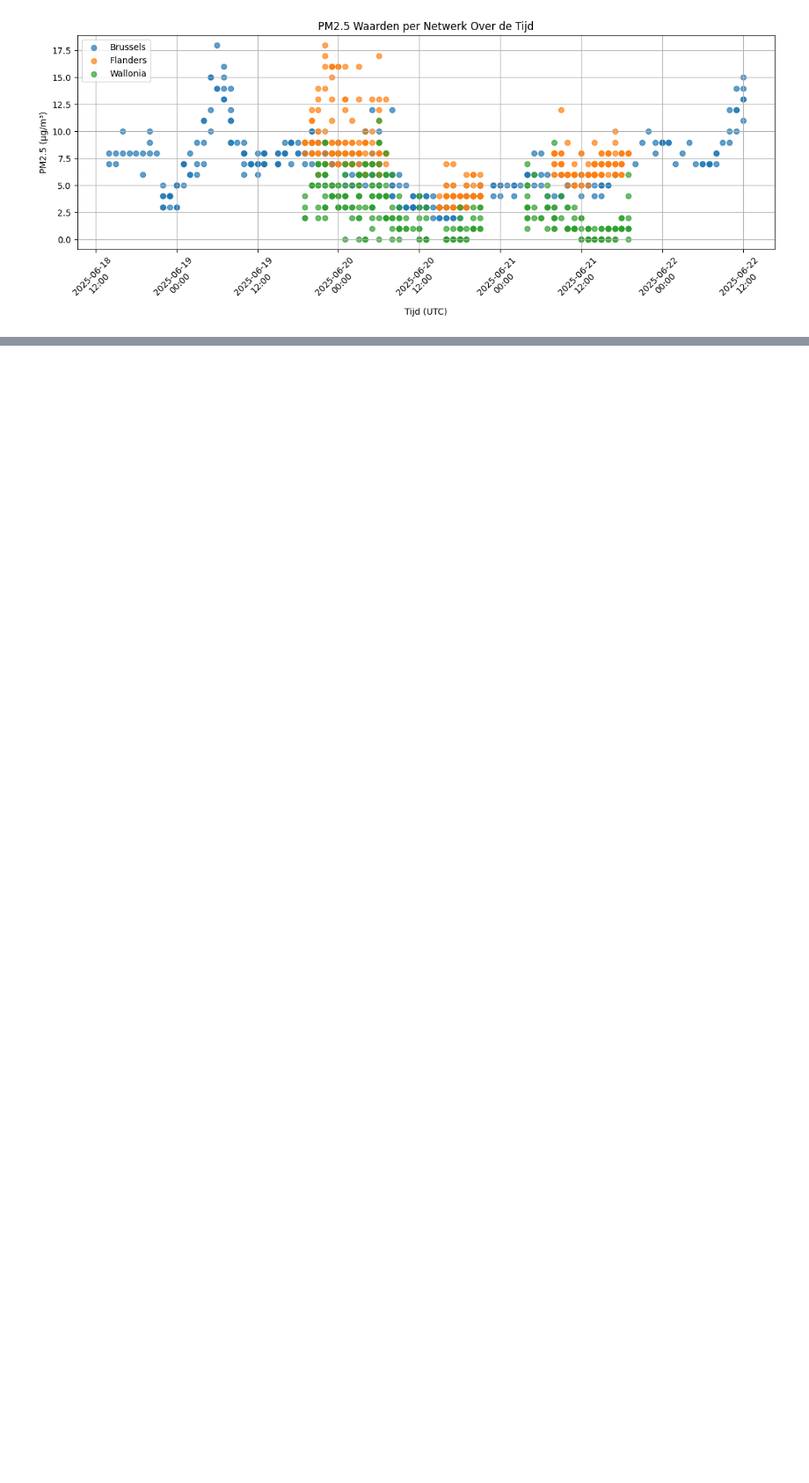
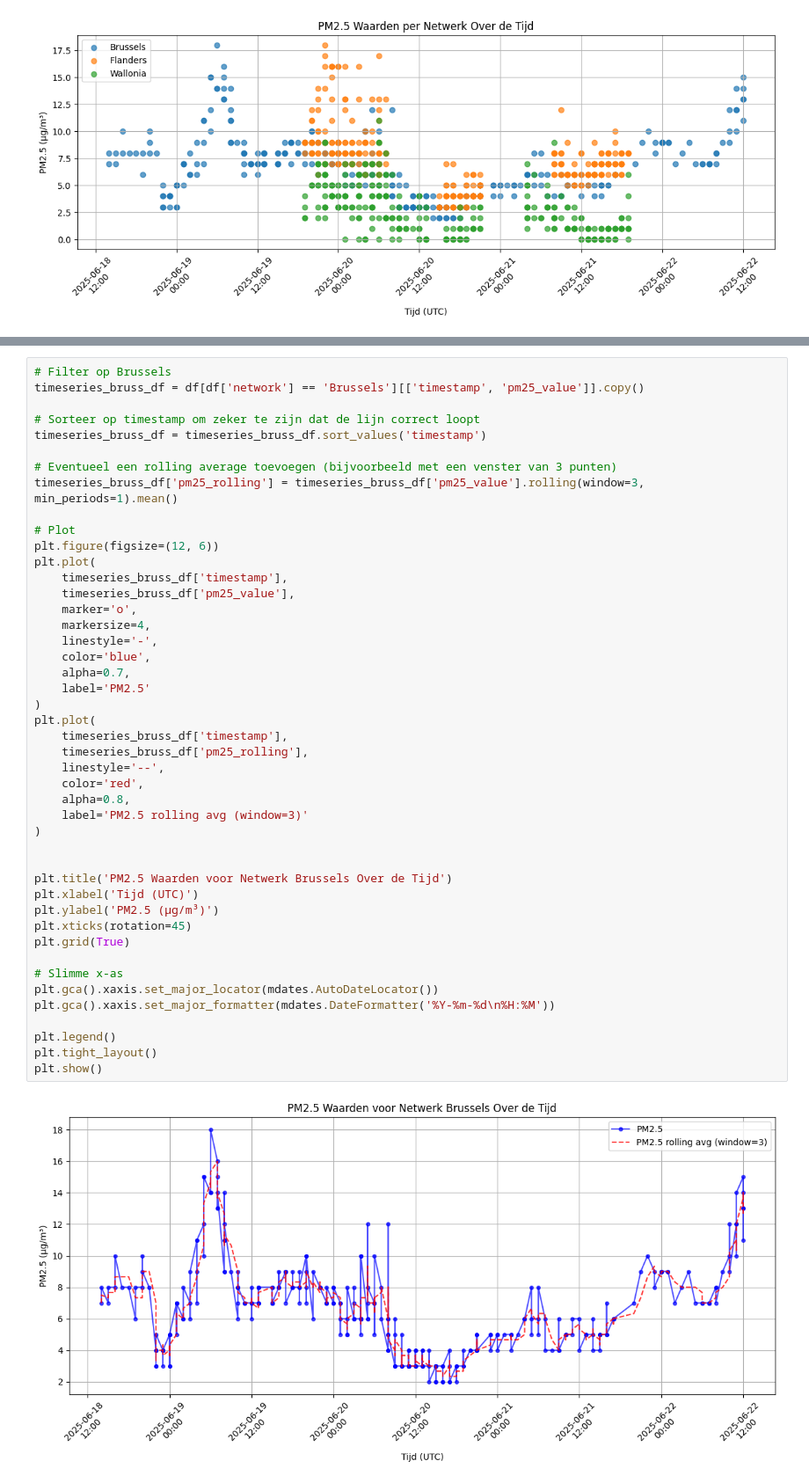
Before and after one commit to Bataklik/data-workflow-pm2.5, a Jupyter notebook: analysedata.ipynb, the cells around one changed output, grey strips where cells are left out. Shown: that part at 88% size. Drawn from its saved outputs; the diff is of its cells as text; blank space fills up the shorter version.

```diff
--- a/analysedata.ipynb
+++ b/analysedata.ipynb
@@ -131,0 +128,47 @@ plt.show()
+# %%
+# Filter op Brussels
+timeseries_bruss_df = df[df['network'] == 'Brussels'][['timestamp', 'pm25_value']].copy()
+
+# Sorteer op timestamp om zeker te zijn dat de lijn correct loopt
+timeseries_bruss_df = timeseries_bruss_df.sort_values('timestamp')
+
+# Eventueel een rolling average toevoegen (bijvoorbeeld met een venster van 3 punten)
+timeseries_bruss_df['pm25_rolling'] = timeseries_bruss_df['pm25_value'].rolling(window=3, min_periods=1).mean()
+
+# Plot
+plt.figure(figsize=(12, 6))
+plt.plot(
+    timeseries_bruss_df['timestamp'],
+    timeseries_bruss_df['pm25_value'],
+    marker='o',
+    markersize=4,
+    linestyle='-',
+    color='blue',
+    alpha=0.7,
+    label='PM2.5'
+)
+plt.plot(
+    timeseries_bruss_df['timestamp'],
+    timeseries_bruss_df['pm25_rolling'],
+    linestyle='--',
+    color='red',
+    alpha=0.8,
+    label='PM2.5 rolling avg (window=3)'
+)
+
+
+plt.title('PM2.5 Waarden voor Netwerk Brussels Over de Tijd')
+plt.xlabel('Tijd (UTC)')
+plt.ylabel('PM2.5 (µg/m³)')
+plt.xticks(rotation=45)
+plt.grid(True)
+
+# Slimme x-as
+plt.gca().xaxis.set_major_locator(mdates.AutoDateLocator())
+plt.gca().xaxis.set_major_formatter(mdates.DateFormatter('%Y-%m-%d\n%H:%M'))
+
+plt.legend()
+plt.tight_layout()
+plt.show()
+# %% [output]
+[figure, added]
```
Also changed, not shown: parts of 5 cells of this notebook.
